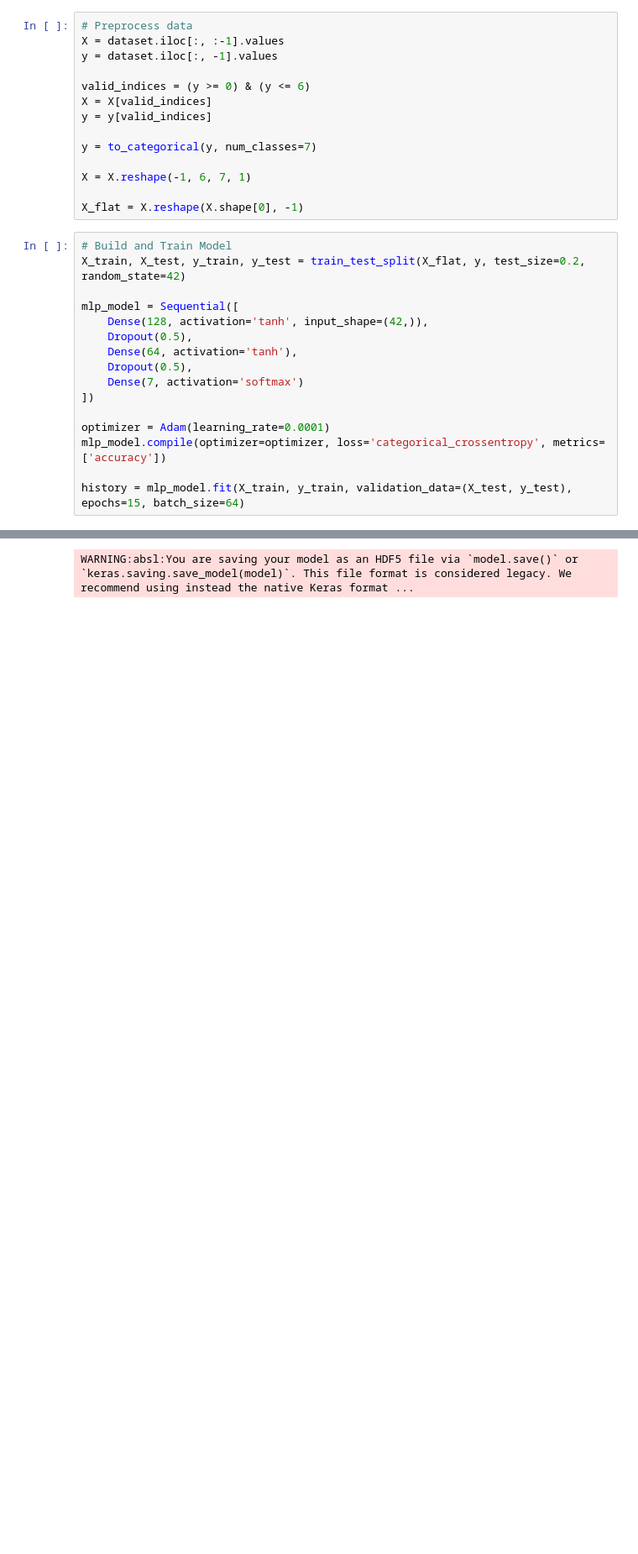
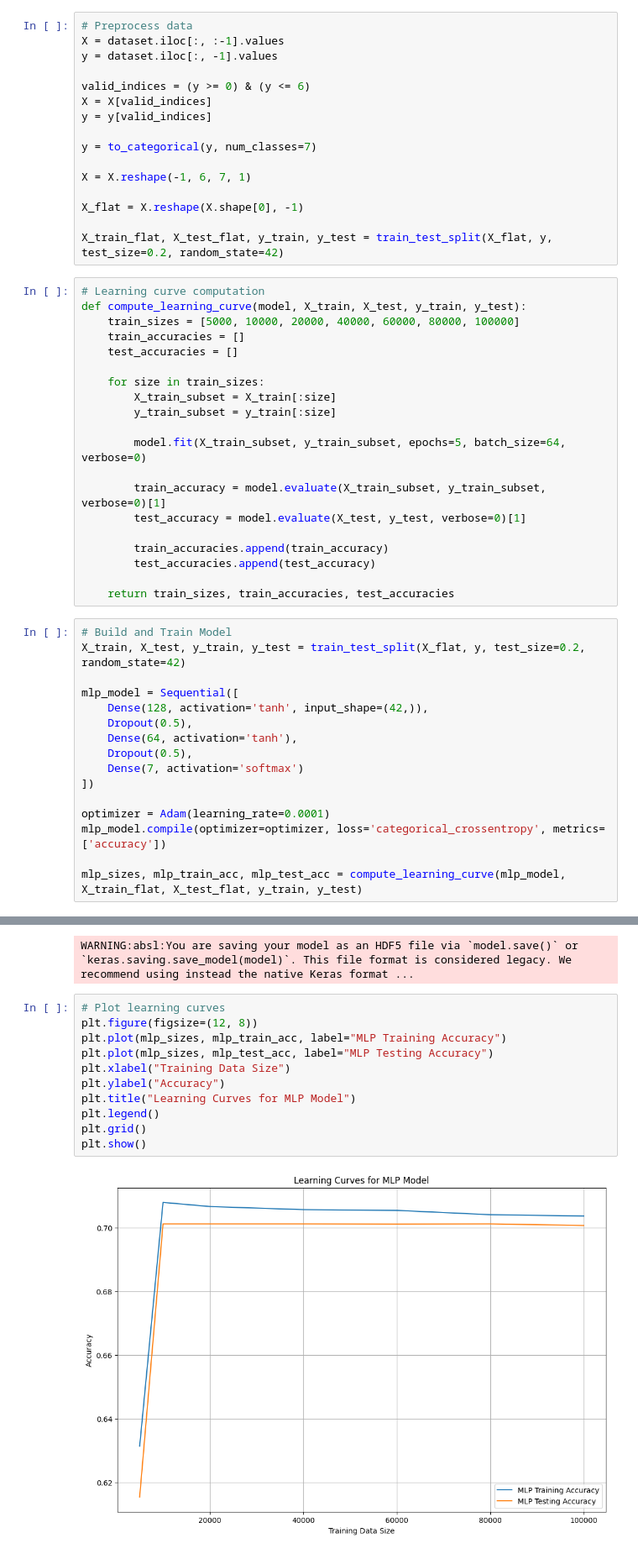
Before and after one commit to kjowak/cse-404-fs24-connect-four-bot, a Jupyter notebook: MLP_Model.ipynb, the cells around one changed output, grey strips where cells are left out. Shown at 84% size. Saved outputs shown, nothing was run; the diff lists cells and outputs as text; blank space fills up the shorter version.

```diff
--- a/MLP_Model.ipynb
+++ b/MLP_Model.ipynb
@@ -34,6 +34,28 @@ y = to_categorical(y, num_classes=7)
 X = X.reshape(-1, 6, 7, 1)
 
 X_flat = X.reshape(X.shape[0], -1)
+
+X_train_flat, X_test_flat, y_train, y_test = train_test_split(X_flat, y, test_size=0.2, random_state=42)
+# %%
+# Learning curve computation
+def compute_learning_curve(model, X_train, X_test, y_train, y_test):
+    train_sizes = [5000, 10000, 20000, 40000, 60000, 80000, 100000]
+    train_accuracies = []
+    test_accuracies = []
+
+    for size in train_sizes:
+        X_train_subset = X_train[:size]
+        y_train_subset = y_train[:size]
+
+        model.fit(X_train_subset, y_train_subset, epochs=5, batch_size=64, verbose=0)
+
+        train_accuracy = model.evaluate(X_train_subset, y_train_subset, verbose=0)[1]
+        test_accuracy = model.evaluate(X_test, y_test, verbose=0)[1]
+
+        train_accuracies.append(train_accuracy)
+        test_accuracies.append(test_accuracy)
+
+    return train_sizes, train_accuracies, test_accuracies
 # %%
 # Build and Train Model
 X_train, X_test, y_train, y_test = train_test_split(X_flat, y, test_size=0.2, random_state=42)
@@ -49,4 +71,4 @@ mlp_model = Sequential([
 optimizer = Adam(learning_rate=0.0001)
 mlp_model.compile(optimizer=optimizer, loss='categorical_crossentropy', metrics=['accuracy'])
 
-history = mlp_model.fit(X_train, y_train, validation_data=(X_test, y_test), epochs=15, batch_size=64)
+mlp_sizes, mlp_train_acc, mlp_test_acc = compute_learning_curve(mlp_model, X_train_flat, X_test_flat, y_train, y_test)
@@ -80,3 +83,16 @@ Test Accuracy: 0.70
 mlp_model.save("connect4_mlp_model.h5")
 # %% [output]
 WARNING:absl:You are saving your model as an HDF5 file via `model.save()` or `keras.saving.save_model(model)`. This file format is considered legacy. We recommend using instead the native Keras format ...
+# %%
+# Plot learning curves
+plt.figure(figsize=(12, 8))
+plt.plot(mlp_sizes, mlp_train_acc, label="MLP Training Accuracy")
+plt.plot(mlp_sizes, mlp_test_acc, label="MLP Testing Accuracy")
+plt.xlabel("Training Data Size")
+plt.ylabel("Accuracy")
+plt.title("Learning Curves for MLP Model")
+plt.legend()
+plt.grid()
+plt.show()
+# %% [output]
+[figure, added]
```
Also changed, not shown: parts of 2 cells of this notebook, 2 other files.
